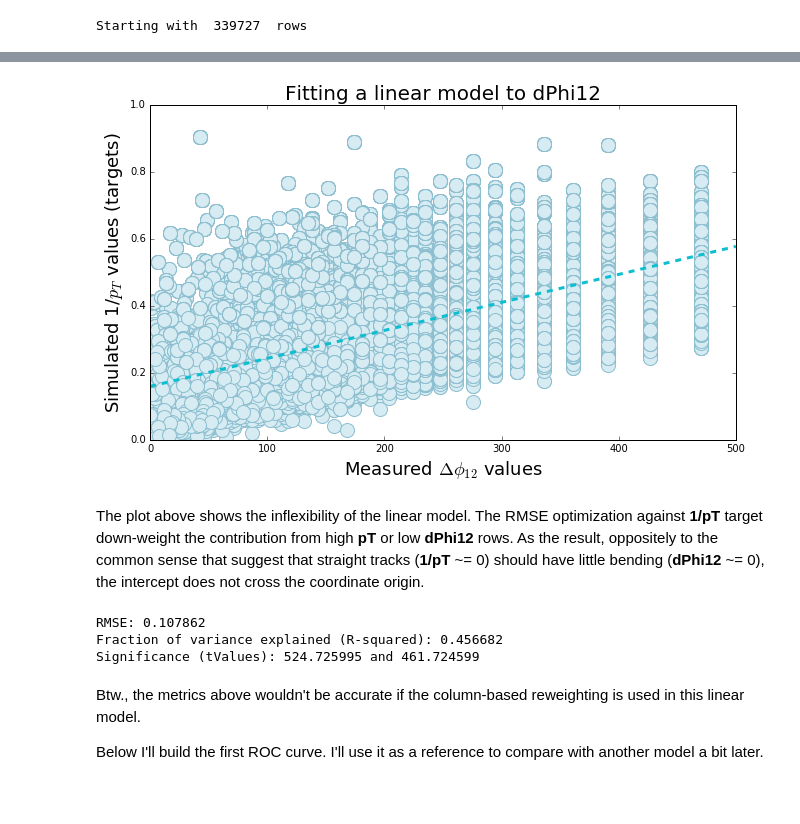
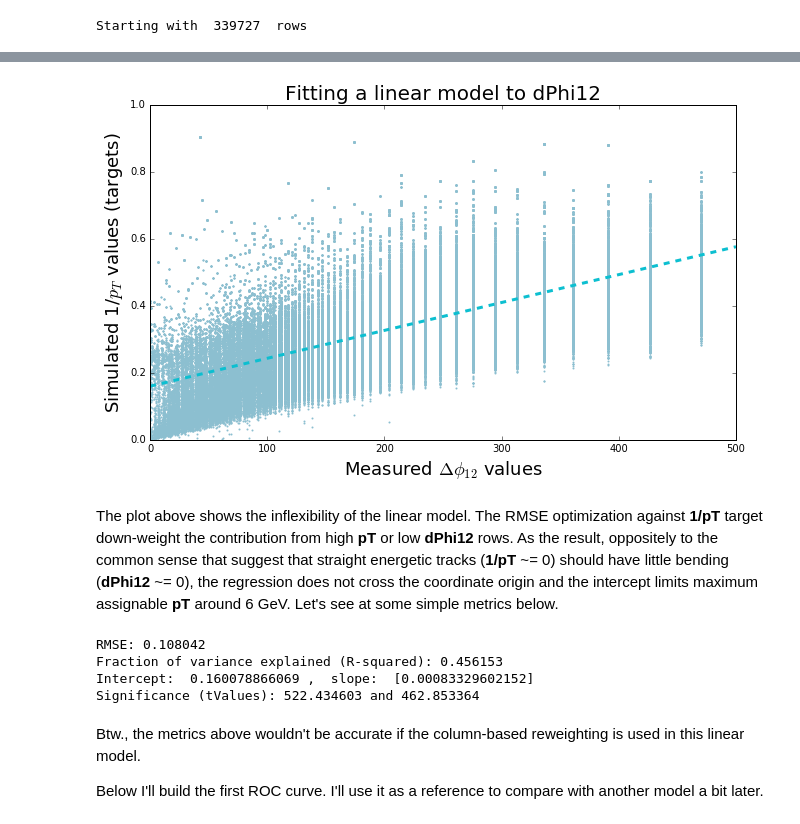
Before and after one commit to kkotov/emtfPtRegression, a Jupyter notebook: ModelSelection.ipynb, the cells around one changed output, grey strips where cells are left out. Cells and saved outputs as stored; diff of their text form; code cells hidden in the pictures; blank space fills up the shorter version.

```diff
--- a/ModelSelection.ipynb
+++ b/ModelSelection.ipynb
@@ -437,44 +442,46 @@ linearModel = lrPipeline.fit(trainingData)
 linearTest = linearModel.transform(testData)[['ptTrueInv','dPhi12','prediction','weight']].collect() #take(10000)
 # %%
 # gosh, in R the construct below would fit into a single subsetting statement, no more comments ...
-skim = np.array( [ (1./row['ptTrueInv'], 1./row['prediction'], row['dPhi12'], 1)
-                   for row in linearTest
-                 ], dtype  = [('target', np.float),
-                              ('prediction', np.float),
-                              ('dPhi12', np.float),
-                              ('weight', np.float)]
-       )
+skim1 = np.array( [ (1./row['ptTrueInv'], 1./row['prediction'], row['dPhi12'], 1)
+                    for row in linearTest
+                  ], dtype  = [('target', np.float),
+                               ('prediction', np.float),
+                               ('dPhi12', np.float),
+                               ('weight', np.float)]
+        )
 # Note inverting target and prediction back to the physics scale above
 
 # Let's now look at the fit visually
 plt.close()
 fig, ax0 = plt.subplots(figsize=(10.5, 6), facecolor='white', edgecolor='white')
 ax0.set_ylabel(r"Simulated 1/$p_T$ values (targets)", fontsize=18)
 ax0.set_xlabel(r"Measured $\Delta \phi_{12}$ values", fontsize=18)
 ax0.set_ylim(0, 1.)
 ax0.set_xlim(0, 500)
-plt.scatter(skim['dPhi12'], 1./skim['target'], s=14**2, c='#d6ebf2', edgecolors='#8cbfd0', alpha=1.)
+plt.scatter(skim1['dPhi12'], 1./skim1['target'], s=1, c='#d6ebf2', edgecolors='#8cbfd0', alpha=1.)
 
 x_vals = np.array(ax0.get_xlim())
 y_vals = linearModel.stages[1].intercept + linearModel.stages[1].coefficients * x_vals
 
 plt.plot(x_vals, y_vals, linewidth=3.0, c='#0cbfd0', linestyle='--')
 plt.title("Fitting a linear model to dPhi12", fontsize=20)
 plt.show()
 # %% [output]
-[figure, old version]
+[figure, new version]
 # %% [markdown]
-The plot above shows the inflexibility of the linear model. The RMSE optimization against **1/pT** target down-weight the contribution from high **pT** or low **dPhi12** rows. As the result, oppositely to the common sense that suggest that straight tracks (**1/pT** ~= 0) should have little bending (**dPhi12** ~= 0), the intercept does not cross the coordinate origin.
+The plot above shows the inflexibility of the linear model. The RMSE optimization against **1/pT** target down-weight the contribution from high **pT** or low **dPhi12** rows. As the result, oppositely to the common sense that suggest that straight energetic tracks (**1/pT** ~= 0) should have little bending (**dPhi12** ~= 0), the regression does not cross the coordinate origin and the intercept limits maximum assignable **pT** around 6 GeV. Let's see at some simple metrics below.
 # %%
-# Simplese in-sample performance metrics (explained, for example, in https://kkotov.github.io/emtfPtRegression/2017.01.19/#4):
+# Simplest in-sample performance metrics (explained, for example, in https://kkotov.github.io/emtfPtRegression/2017.01.19/#4):
 linearModelRMSE = linearModel.stages[1].summary.rootMeanSquaredError
 print("RMSE: %f" % linearModelRMSE)
 print("Fraction of variance explained (R-squared): %f" % linearModel.stages[1].summary.r2)
-print("Significance (tValues): %f and %f" % (linearModel.stages[1].summary.tValues[0],linearModel.stages[1].summary.tValues[1]) )
+print "Intercept: ", linearModel.stages[1].intercept, ",  slope: ", linearModel.stages[1].coefficients
+print("Significance (tValues): %f, %f" % (linearModel.stages[1].summary.tValues[0],linearModel.stages[1].summary.tValues[1]) )
 # %% [output]
-RMSE: 0.107862
-Fraction of variance explained (R-squared): 0.456682
-Significance (tValues): 524.725995 and 461.724599
+RMSE: 0.108042
+Fraction of variance explained (R-squared): 0.456153
+Intercept:  0.160078866069 ,  slope:  [0.00083329602152]
+Significance (tValues): 522.434603 and 462.853364
 # %% [markdown]
 Btw., the metrics above wouldn't be accurate if the column-based reweighting is used in this linear model.
 
```
Also changed, not shown: parts of 78 cells of this notebook.
